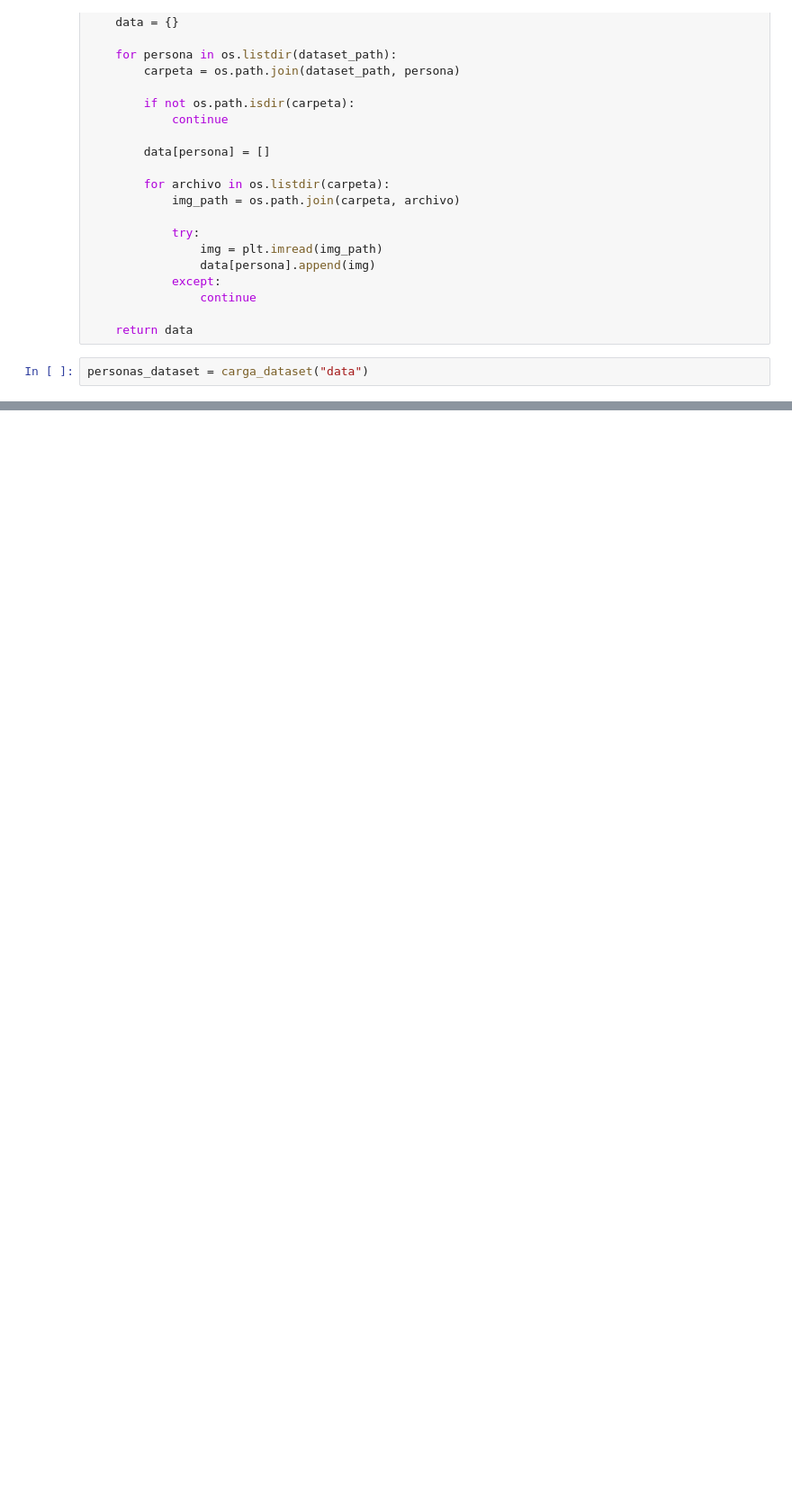
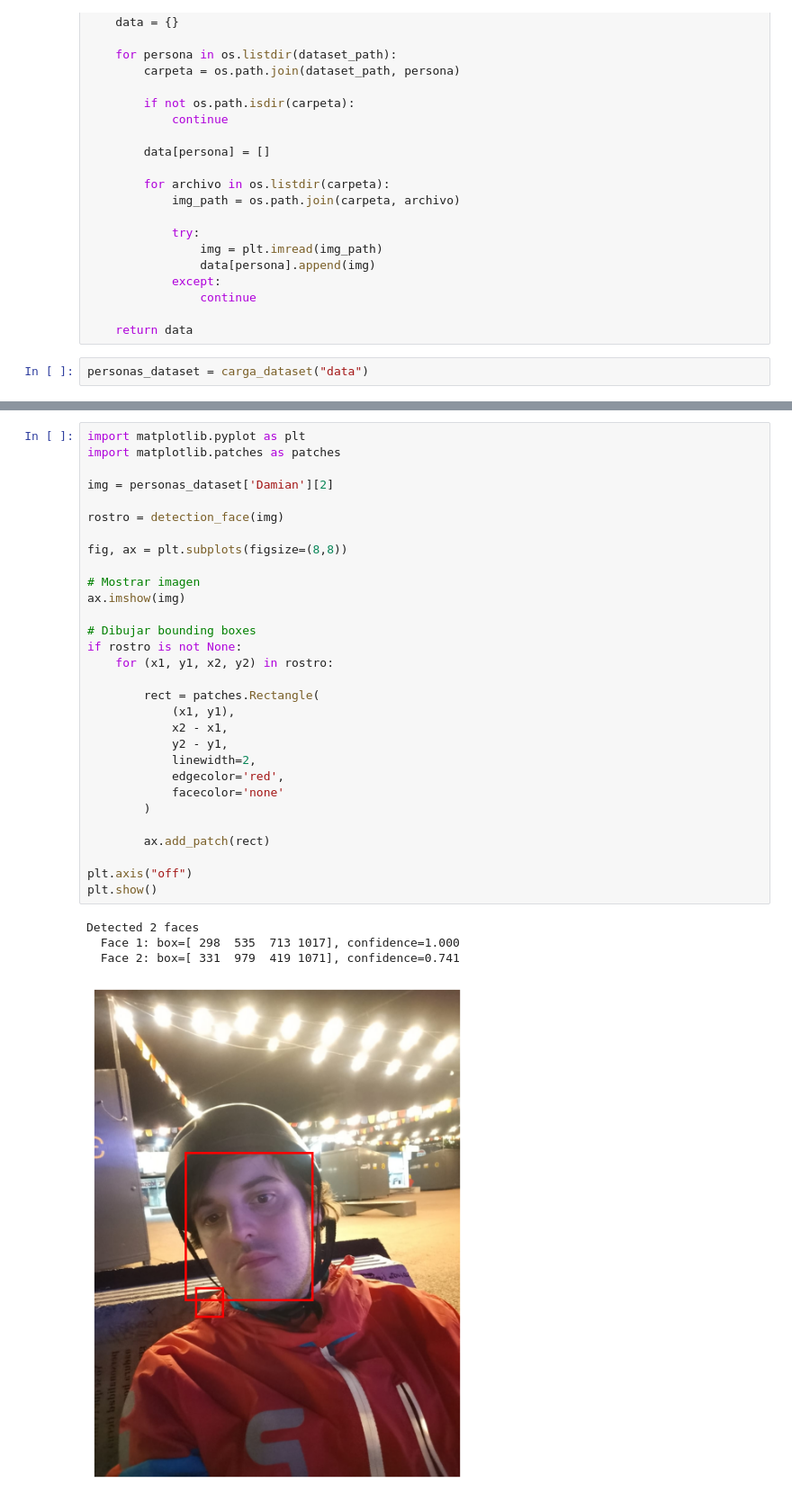
Before and after one commit to EzequielMatiasArevalo/tuia-face-recognition-app, a Jupyter notebook: train.ipynb, the cells around one changed output, grey strips where cells are left out. Shown at 90% size. Saved outputs shown, nothing was run; the diff lists cells and outputs as text; blank space fills up the shorter version.

```diff
--- a/train.ipynb
+++ b/train.ipynb
@@ -94,0 +180,35 @@ personas_dataset = carga_dataset("data")
+# %%
+import matplotlib.pyplot as plt
+import matplotlib.patches as patches
+
+img = personas_dataset['Damian'][2]
+
+rostro = detection_face(img)
+
+fig, ax = plt.subplots(figsize=(8,8))
+
+# Mostrar imagen
+ax.imshow(img)
+
+# Dibujar bounding boxes
+if rostro is not None:
+    for (x1, y1, x2, y2) in rostro:
+
+        rect = patches.Rectangle(
+            (x1, y1),
+            x2 - x1,
+            y2 - y1,
+            linewidth=2,
+            edgecolor='red',
+            facecolor='none'
+        )
+
+        ax.add_patch(rect)
+
+plt.axis("off")
+plt.show()
+# %% [output]
+Detected 2 faces
+  Face 1: box=[ 298  535  713 1017], confidence=1.000
+  Face 2: box=[ 331  979  419 1071], confidence=0.741
+[figure, added]
```
Also changed, not shown: parts of 8 cells of this notebook.
